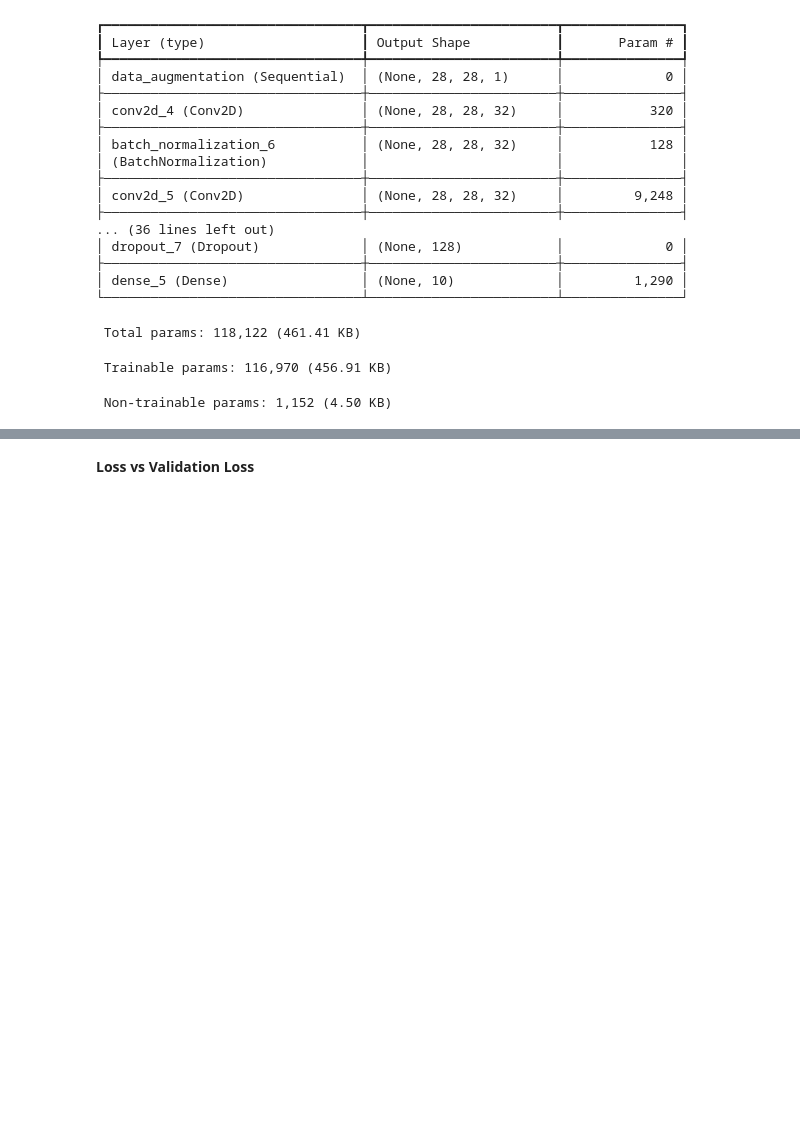
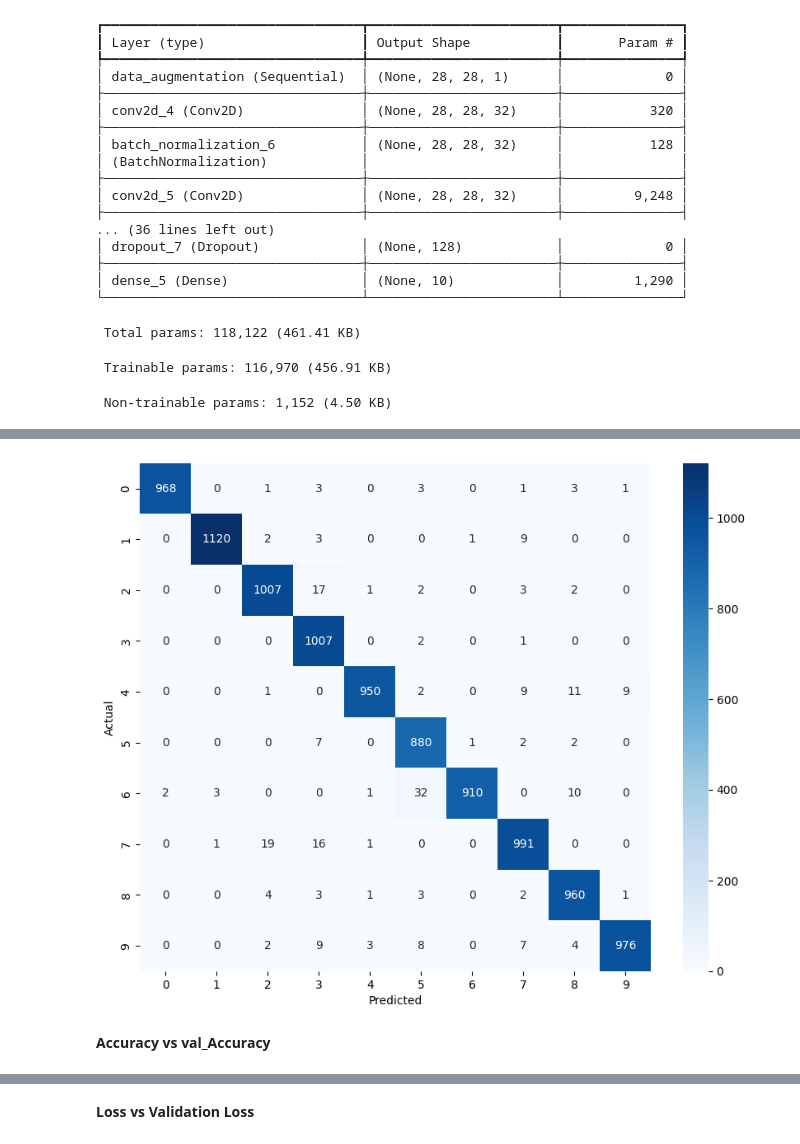
Before and after one commit to Sharddha-Sharddha/IITMLAssignments, a Jupyter notebook: CNN_MNIST_dataset.ipynb, the cells around one changed output, grey strips where cells are left out. Cells and saved outputs as stored; diff of their text form; code cells hidden in the pictures; blank space fills up the shorter version.

```diff
--- a/CNN_MNIST_dataset.ipynb
+++ b/CNN_MNIST_dataset.ipynb
@@ -498 +514,6 @@ test_loss : 0.08
 test_acc : 0.98
+# %%
+#get prediction
+predictions_1 = model_1.predict(test_images)
+predicted_class_1 = np.argmax(predictions_1, axis=1)
+true_classes_1 = test_labels
@@ -499,3 +542,16 @@ test_acc : 0.98
+# %%
+# 3. Plot Confusion Matrix
+cm = confusion_matrix(true_classes_1, predicted_class_1
+                      )
+plt.figure(figsize=(10,8))
+sns.heatmap(cm, annot=True, fmt='d', cmap='Blues')
+plt.xlabel('Predicted')
+plt.ylabel('Actual')
+plt.show()
+# %% [output]
+[figure, added]
+# %% [markdown]
+**Accuracy vs val_Accuracy**
 # %%
 plt.figure(figsize = (8,6))
 plt.plot(history_1.history['accuracy'], label='Training Accuracy')
```
Also changed, not shown: parts of 32 cells of this notebook.
